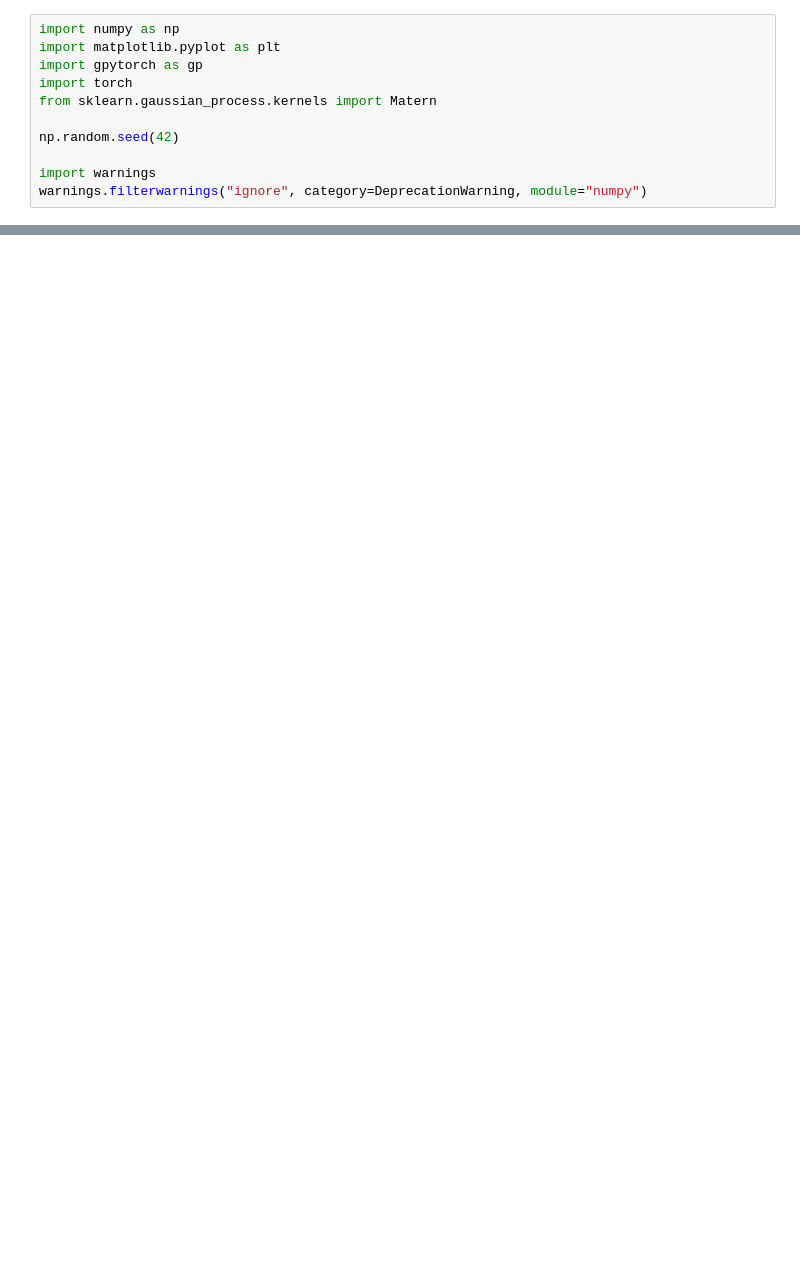
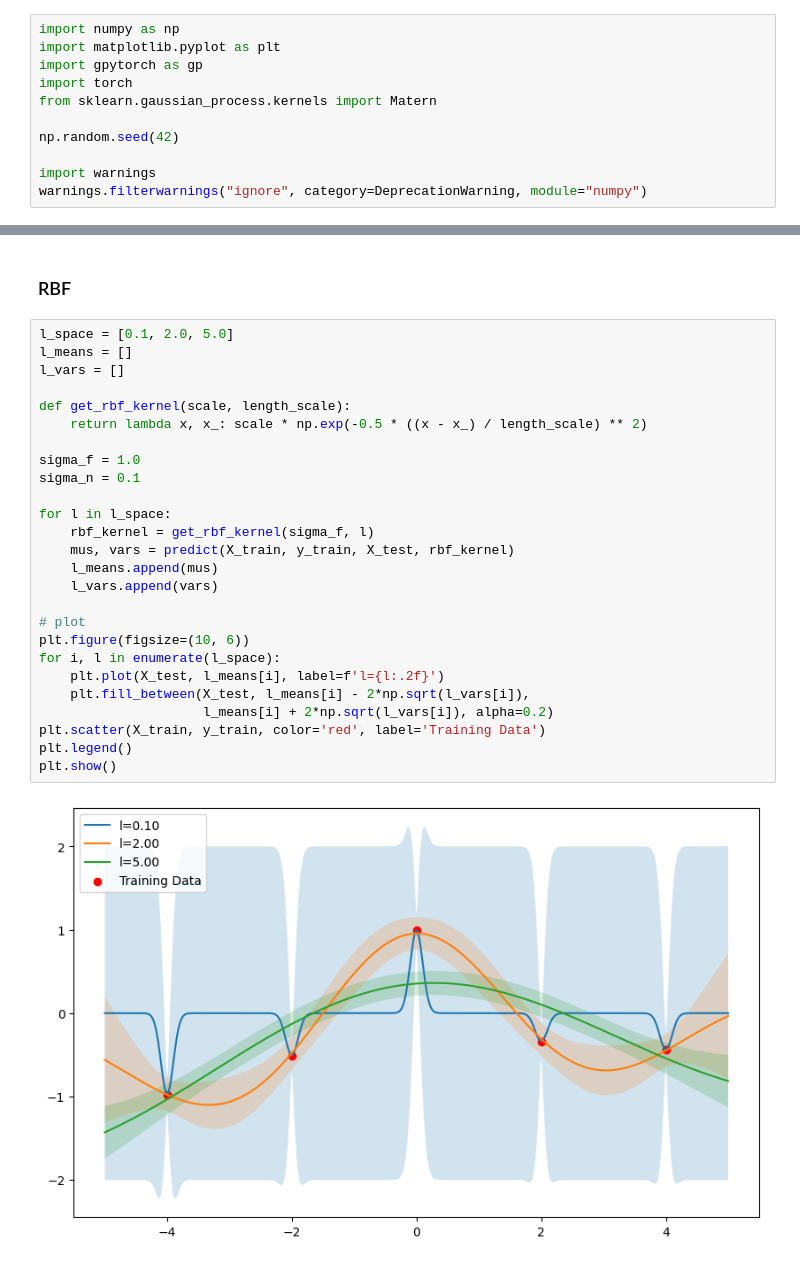
Before and after one commit to nezvevik/Transformers-for-Bayesian-statistics, a Jupyter notebook: param_sensi_graphs.ipynb, the cells around one changed output, grey strips where cells are left out. Drawn from its saved outputs; the diff is of its cells as text; blank space fills up the shorter version.

```diff
--- a/param_sensi_graphs.ipynb
+++ b/param_sensi_graphs.ipynb
@@ -96,0 +145,30 @@ plt.show()
+# %% [markdown]
+### RBF
+# %%
+l_space = [0.1, 2.0, 5.0]
+l_means = []
+l_vars = []
+
+def get_rbf_kernel(scale, length_scale):
+    return lambda x, x_: scale * np.exp(-0.5 * ((x - x_) / length_scale) ** 2)
+
+sigma_f = 1.0
+sigma_n = 0.1
+
+for l in l_space:
+    rbf_kernel = get_rbf_kernel(sigma_f, l)
+    mus, vars = predict(X_train, y_train, X_test, rbf_kernel)
+    l_means.append(mus)
+    l_vars.append(vars)
+
+# plot
+plt.figure(figsize=(10, 6))
+for i, l in enumerate(l_space):
+    plt.plot(X_test, l_means[i], label=f'l={l:.2f}')
+    plt.fill_between(X_test, l_means[i] - 2*np.sqrt(l_vars[i]),
+                     l_means[i] + 2*np.sqrt(l_vars[i]), alpha=0.2)
+plt.scatter(X_train, y_train, color='red', label='Training Data')
+plt.legend()
+plt.show()
+# %% [output]
+[figure, added]
```
Also changed, not shown: parts of 7 cells of this notebook, 2 other files.
